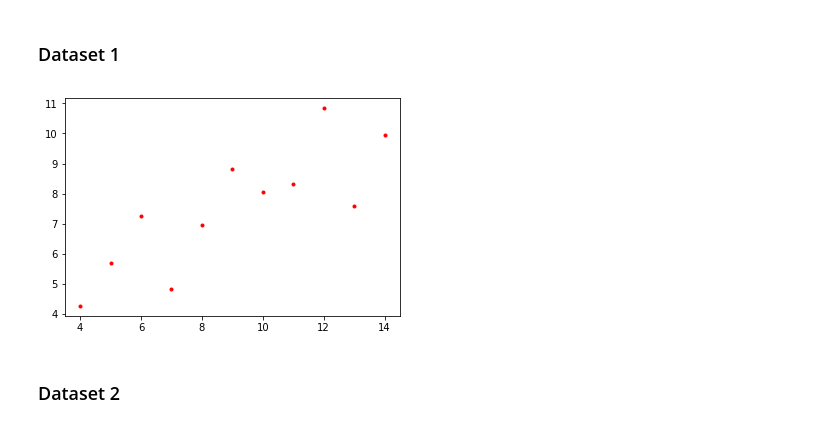
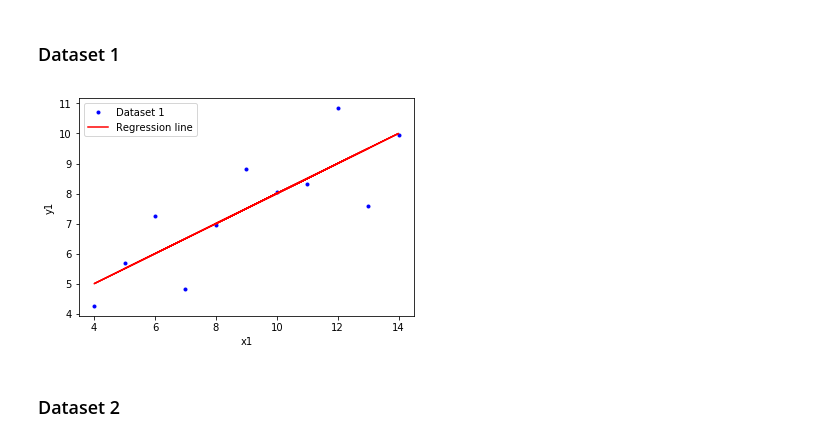
Before and after one commit to davesheils/Anscombe, a Jupyter notebook: Assignment 2018 - Anscombe - David Sheils.ipynb, the cells around one changed output. Drawn from its saved outputs; the diff is of its cells as text; code cells hidden in the pictures.

Commit message:
Added regression line using np.polyfit to each of the four graphs

```diff
--- a/Assignment 2018 - Anscombe - David Sheils.ipynb
+++ b/Assignment 2018 - Anscombe - David Sheils.ipynb
@@ -56,13 +56,25 @@ df
 ## Plotting interesting aspects of the dataset
 # %% [markdown]
 ### Dataset 1
-# %%
-plt.plot(df['x1-3'],df['y1'], 'r.')
-
-plt.show()
-
-# add regression line
-# %% [output]
-[figure, removed]
+# %%
+# Simple scatterplot: x1, y1
+
+plt.plot(df['x1-3'],df['y1'], 'b.', label = r"Dataset 1")
+
+# add regression line: equation of a line = y = mx + c
+# np.polyfit returns an array of two values, m and c
+
+mc = np.polyfit(df['x1-3'],df['y1'],1)
+
+plt.plot(df['x1-3'], mc[0]*df['x1-3'] + mc[1], 'r', label= "Regression line")
+
+plt.legend()
+
+# add axis labels
+plt.xlabel("x1")
+plt.ylabel("y1")
+plt.show()
+# %% [output]
+[figure, added]
 # %% [markdown]
 ### Dataset 2
```
Also changed, not shown: parts of 6 cells of this notebook.
